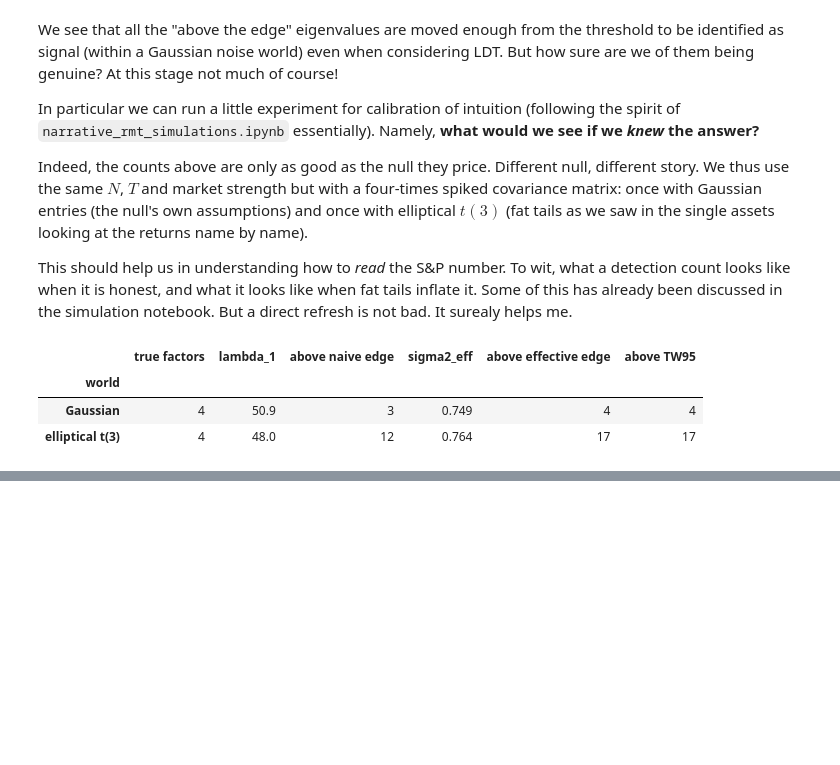
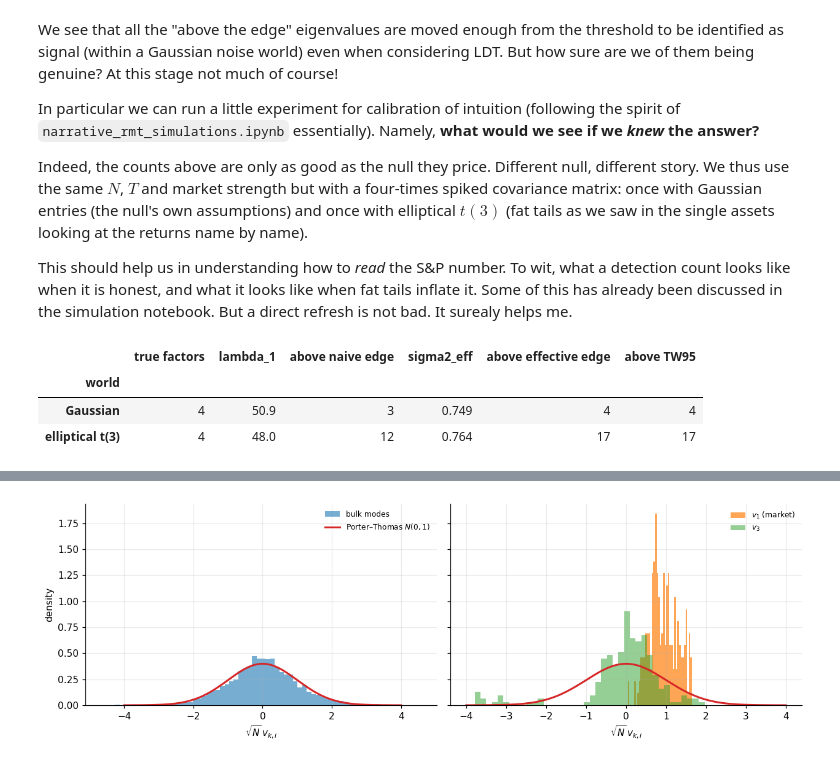
Before and after one commit to MarcoGaloppo/Quant-RMT-FatTails, a Jupyter notebook: narrative_rmt_market_data.ipynb, the cells around one changed output, grey strips where cells are left out. Saved outputs shown, nothing was run; the diff lists cells and outputs as text; code cells hidden in the pictures; blank space fills up the shorter version.

```diff
--- a/narrative_rmt_market_data.ipynb
+++ b/narrative_rmt_market_data.ipynb
@@ -455,0 +531,25 @@ Hence, we can say that any S&P count read off the effective edge is an **upper b
+# %%
+if px is not None:
+    K = min(max(n_eff, 6), 12)
+    rows = []
+    for k in range(K):
+        v = U_w[:, k]
+        ell_hat = spike_ell_from_lambda(lam_w[k] / sig2_eff, q_eff)
+        ov2 = spike_overlap2(ell_hat, q_eff) if np.isfinite(ell_hat) else np.nan
+        top3 = np.argsort(-np.abs(v))[:3]
+        sec_w = {s: np.sum(v[[i for i, nm in enumerate(names_w) if SECTOR_OF[nm] == s]] ** 2)
+                 for s in sec_list}
+        dom = max(sec_w, key=sec_w.get)
+        rows.append({
+            "lambda": round(float(lam_w[k]), 2),
+            "implied ell": round(float(ell_hat), 2) if np.isfinite(ell_hat) else np.nan,
+            "overlap^2": round(float(ov2), 3) if np.isfinite(ov2) else np.nan,
+            "IPR": round(ipr(v).item(), 4),
+            "sign split": f"{int((v > 0).sum())}+/{int((v < 0).sum())}-",
+            "dominant sector": f"{dom} ({100*sec_w[dom]:.0f}%)",
+            "top 3 names": ", ".join(names_w[i] for i in top3),
+        })
+    modes = pd.DataFrame(rows, index=[f"v_{k+1}" for k in range(K)])
+    print(f"BBP threshold at q_eff={q_eff:.3f}: ell* = {bbp_threshold(q_eff):.3f}   |   "
+          f"delocalised IPR reference 3/N = {3/Nw:.4f}")
+    display(modes)
@@ -455,0 +581,21 @@ Hence, we can say that any S&P count read off the effective edge is an **upper b
+# %%
+if px is not None:
+    fig, (ax1, ax2) = plt.subplots(1, 2, figsize=(11.5, 3.8), sharey=True)
+    xs = np.linspace(-4, 4, 400)
+    pt = np.exp(-xs ** 2 / 2) / np.sqrt(2 * np.pi)
+
+    bulk_idx = range(max(n_eff, 5) + 5, max(n_eff, 5) + 25)          # deep in the bulk
+    comps = np.concatenate([U_w[:, k] * np.sqrt(Nw) for k in bulk_idx])
+    ax1.hist(comps, bins=70, density=True, color=C0, alpha=0.6, label="bulk modes")
+    ax1.plot(xs, pt, color=C3, lw=2, label="Porter–Thomas $N(0,1)$")
+    ax1.set_xlabel(r"$\sqrt{N}\,v_{k,i}$"); ax1.set_ylabel("density"); ax1.legend(fontsize=8)
+
+    ax2.hist(U_w[:, 0] * np.sqrt(Nw), bins=40, density=True, color=C1, alpha=0.7,
+             label=f"$v_1$ (market)")
+    ax2.hist(U_w[:, 2] * np.sqrt(Nw), bins=40, density=True, color=C2, alpha=0.5,
+             label=f"$v_3$")
+    ax2.plot(xs, pt, color=C3, lw=2)
+    ax2.set_xlabel(r"$\sqrt{N}\,v_{k,i}$"); ax2.legend(fontsize=8)
+    plt.tight_layout()
+# %% [output]
+[figure, added]
```
Also changed, not shown: parts of 14 cells of this notebook, 1 other file.
